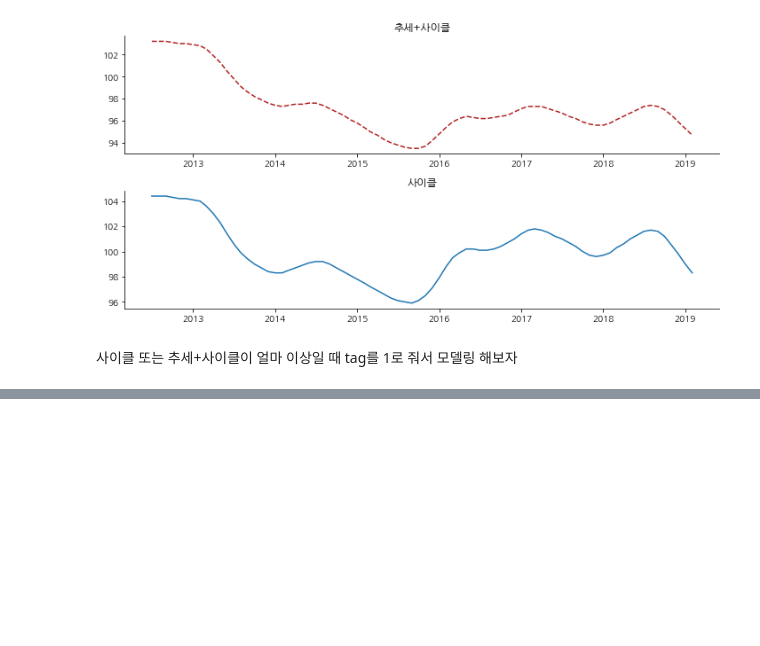
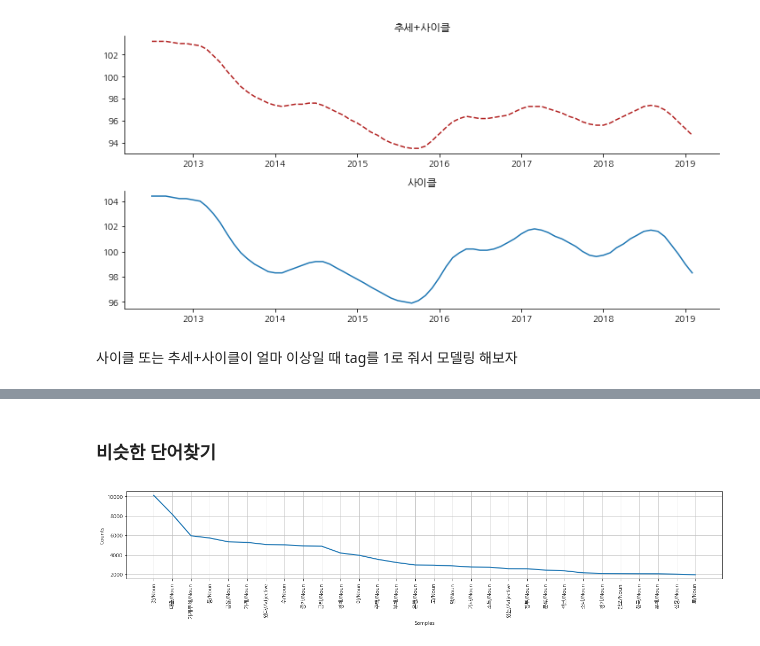
Before and after one commit to jeonghyunwoo/pub_data, a Jupyter notebook: social_doc2vec.ipynb, the cells around one changed output, grey strips where cells are left out. Cells and saved outputs as stored; diff of their text form; code cells hidden in the pictures; blank space fills up the shorter version.

```diff
--- a/social_doc2vec.ipynb
+++ b/social_doc2vec.ipynb
@@ -526,0 +517,18 @@ plt.tight_layout()
+# %% [markdown]
+### 비슷한 단어찾기
+# %%
+ndf_txt_vec1 = pd.read_pickle('data/ndf_txt_vec1.pkl')
+# %%
+import nltk
+import matplotlib.pyplot as plt
+%matplotlib inline
+plt.rcParams['font.family'] = 'NanumGothic'
+# %%
+tok_txt = [t for x in ndf_txt_vec1.tok_txt for t in x]
+# %%
+text = nltk.text.Text(tok_txt)
+# %%
+fig, ax = plt.subplots(figsize=(20,3))
+text.plot(30)
+# %% [output]
+[figure, added]
```
Also changed, not shown: parts of 10 cells of this notebook.
